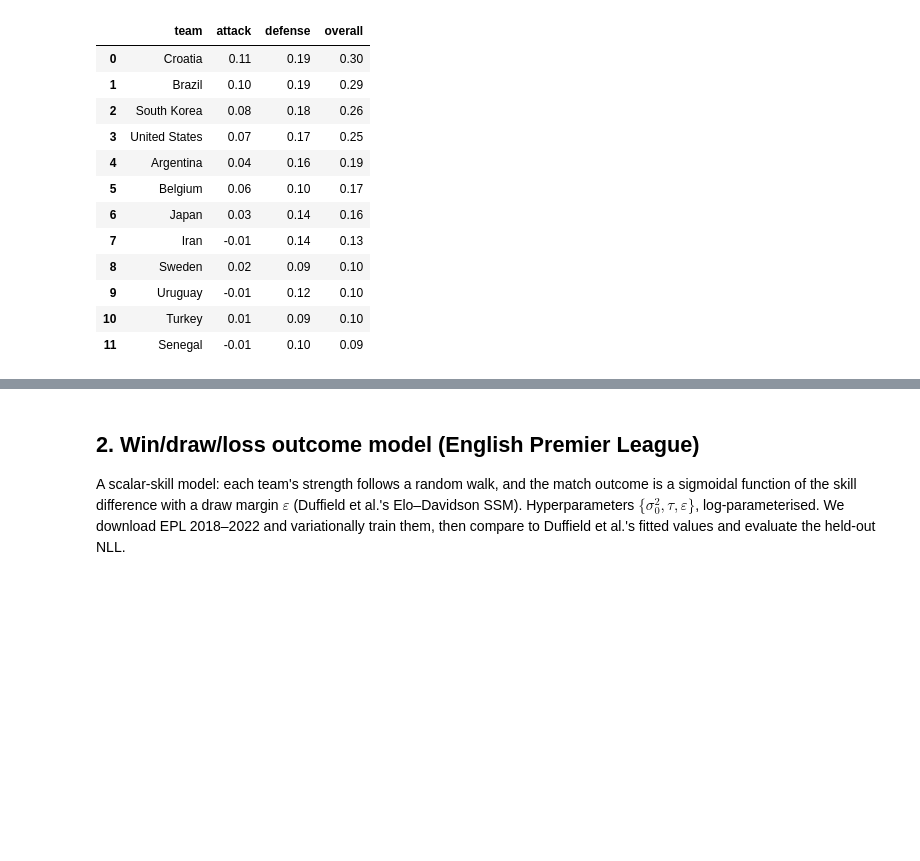
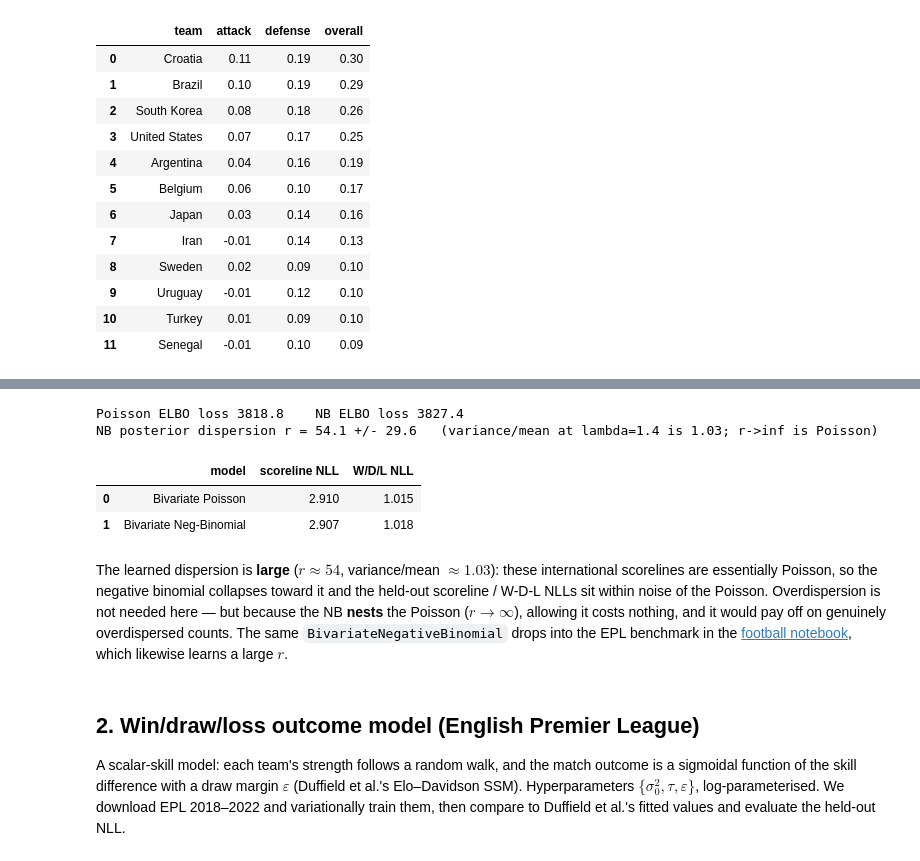
Before and after one commit to DanWaxman/dynestyx, a Jupyter notebook: docs/deep_dives/factorial_variational_training.ipynb, the cells around one changed output, grey strips where cells are left out. Saved outputs shown, nothing was run; the diff lists cells and outputs as text; code cells hidden in the pictures; blank space fills up the shorter version.

```diff
--- a/docs/deep_dives/factorial_variational_training.ipynb
+++ b/docs/deep_dives/factorial_variational_training.ipynb
@@ -219,3 +225,75 @@ pd.DataFrame({"team": [wc_teams[i] for i in order],
+# %%
+def make_model_nb(p):
+    cd = jnp.exp(p['log_chol_diag'])
+    L = jnp.array([[cd[0], 0.0], [p['chol_offdiag'][0], cd[1]]])
+    return FactorialDynamicalModel(
+        initial_condition=dist.MultivariateNormal(p['mu0'], scale_tril=L),
+        state_evolution=RandomWalkEvolution(tau=jnp.exp(p['log_tau']), factor_state_dim=D),
+        observation_model=BivariateNegativeBinomialScoreObservation(
+            alpha=p['alpha'], log_dispersion=p['log_dispersion'], factor_state_dim=D),
+        num_factors=F, num_local_factors=2, t0=None)
+
+PRIORS_NB = {  # same as the Poisson priors but drop beta, add a log-dispersion
+    'mu0':            dist.Normal(0.0, 1.0).expand([2]).to_event(1),
+    'log_chol_diag':  dist.Normal(jnp.log(0.5), 0.7).expand([2]).to_event(1),
+    'chol_offdiag':   dist.Normal(0.0, 0.5).expand([1]).to_event(1),
+    'log_tau':        dist.Normal(jnp.log(0.4), 0.7).expand([2]).to_event(1),
+    'alpha':          dist.Normal(0.25, 0.5),
+    'log_dispersion': dist.Normal(jnp.log(10.0), 1.0),
+}
+
+def neg_loglik_nb(p):  # differentiable PF marginal likelihood, for the MLE warm-start
+    ll, *_ = compute_factorial_filter(make_model_nb(p), FactorialPFConfig(n_particles=300), OPT_KEY,
+                                      obs_times=obs_times, obs_values=obs_values, obs_factor_indices=obs_factor_indices)
+    return -ll / K
+
+vg_nb = jax.jit(jax.value_and_grad(neg_loglik_nb))
+mle_nb = {'mu0': jnp.zeros(2), 'log_chol_diag': jnp.log(jnp.array([0.5, 0.5])), 'chol_offdiag': jnp.zeros(1),
+          'log_tau': jnp.log(jnp.array([0.4, 0.4])), 'alpha': jnp.array(0.25), 'log_dispersion': jnp.log(jnp.array(10.0))}
+opt = optax.adam(0.05); st = opt.init(mle_nb)
+for _ in range(150):
+    loss, g = vg_nb(mle_nb); upd, st = opt.update(g, st); mle_nb = optax.apply_updates(mle_nb, upd)
+
+def svi_model_nb():
+    p = {name: numpyro.sample(name, prior) for name, prior in PRIORS_NB.items()}
+    with Filter(filter_config=FactorialPFConfig(n_particles=300, crn_seed=jax.random.PRNGKey(0))):
+        dsx.sample('score', make_model_nb(p), obs_times=obs_times, obs_values=obs_values, obs_factor_indices=obs_factor_indices)
+
+guide_nb = AutoMultivariateNormal(svi_model_nb, init_loc_fn=init_to_value(values=mle_nb))
+svi_nb = SVI(svi_model_nb, guide_nb, optax.adam(0.02), loss=Trace_ELBO())
+svi_result_nb = svi_nb.run(jax.random.PRNGKey(11), 400, progress_bar=False)
+post_nb = guide_nb.sample_posterior(jax.random.PRNGKey(12), svi_result_nb.params, sample_shape=(500,))
+r_post = jnp.exp(post_nb['log_dispersion'])
+print(f'Poisson ELBO loss {float(svi_result.losses[-1]):.1f}    NB ELBO loss {float(svi_result_nb.losses[-1]):.1f}')
+print(f'NB posterior dispersion r = {float(r_post.mean()):.1f} +/- {float(r_post.std()):.1f}'
+      f'   (variance/mean at lambda=1.4 is {float(1 + 1.4/r_post.mean()):.2f}; r->inf is Poisson)')
+# %% [output]
+Poisson ELBO loss 3818.8    NB ELBO loss 3827.4
+NB posterior dispersion r = 54.1 +/- 29.6   (variance/mean at lambda=1.4 is 1.03; r->inf is Poisson)
+# %%
+# Held-out scoreline prediction (last 20% of matches, one-step-ahead) at each posterior mean.
+test_start = int(0.8 * K)
+
+def heldout_nlls(model, label):
+    out = score_predictive(model, FactorialPFConfig(n_particles=1000), obs_times=obs_times,
+                           obs_values=obs_values, obs_factor_indices=obs_factor_indices,
+                           key=jax.random.PRNGKey(0), n_samples=400, max_goals_grid=7)
+    return {'model': label,
+            'scoreline NLL': round(float(-jnp.mean(out['score_logprob'][test_start:])), 3),
+            'W/D/L NLL': round(split_nll(out['wdl'], out['outcomes'], test_start)['test_nll'], 3)}
+
+post_mean_pois = {k: post[k].mean(0) for k in post}
+post_mean_nb = {k: post_nb[k].mean(0) for k in post_nb}
+pd.DataFrame([
+    heldout_nlls(make_model(post_mean_pois), 'Bivariate Poisson'),
+    heldout_nlls(make_model_nb(post_mean_nb), 'Bivariate Neg-Binomial'),
+])
+# %% [output]
+|  | model | scoreline NLL | W/D/L NLL |
+| 0 | Bivariate Poisson | 2.910 | 1.015 |
+| 1 | Bivariate Neg-Binomial | 2.907 | 1.018 |
+# %% [markdown]
+The learned dispersion is **large** ($r \approx 54$, variance/mean $\approx 1.03$): these international scorelines are essentially Poisson, so the negative binomial collapses toward it and the held-out scoreline / W-D-L NLLs sit within noise of the Poisson. Overdispersion is not needed here — but because the NB **nests** the Poisson ($r\to\infty$), allowing it costs nothing, and it would pay off on genuinely overdispersed counts. The same `BivariateNegativeBinomial` drops into the EPL benchmark in the [football notebook](duffield_football_epl.ipynb), which likewise learns a large $r$.
 # %% [markdown]
 ## 2. Win/draw/loss outcome model (English Premier League)
 
```
Also changed, not shown: parts of 2 cells of this notebook, 1 other file.
